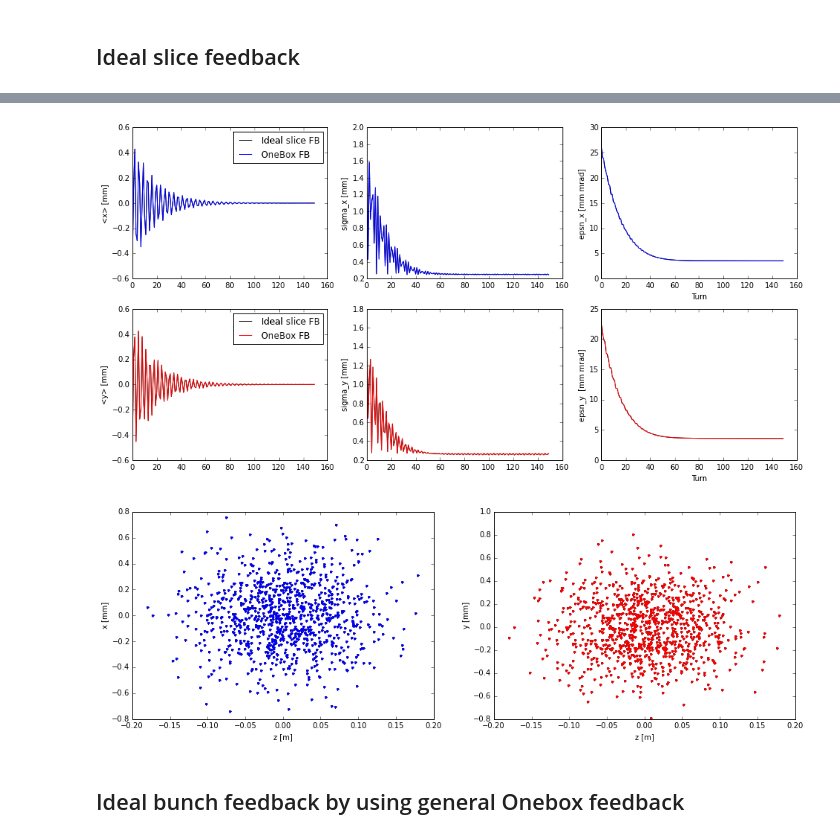
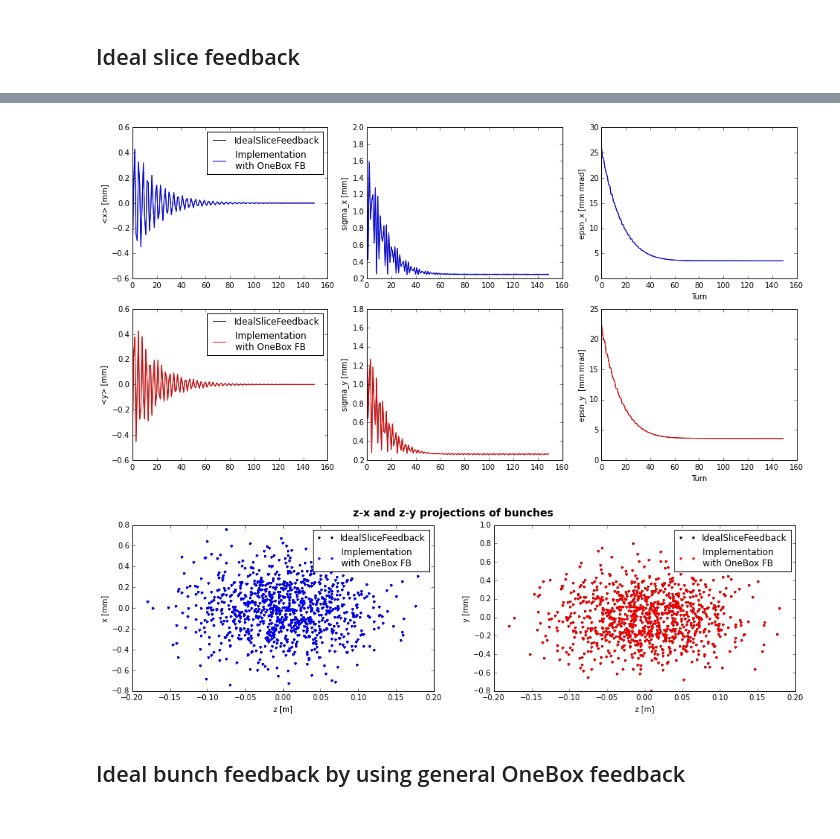
Before and after one commit to jkomppula/PyHEADTAIL_feedback, a Jupyter notebook: interactive-tests/onebox_feedback.ipynb, the cells around one changed output, grey strips where cells are left out. Saved outputs shown, nothing was run; the diff lists cells and outputs as text; code cells hidden in the pictures.

```diff
--- a/interactive-tests/onebox_feedback.ipynb
+++ b/interactive-tests/onebox_feedback.ipynb
@@ -263,19 +273,31 @@ plot_projections( bunch_0, bunch_ideal_slice_FB)
-# %%
-bunch_FB = copy.deepcopy(bunch_ref)
-dump_FB = BunchDump(bunch_FB)
-
-signal_processors_x = [IdealSlice()]
-signal_processors_y = [IdealSlice()]
-
-feedback_map = OneboxFeedback(feedback_gain,slicer,signal_processors_x,signal_processors_y)
-total_map_FB = [i for i in trans_map] + [long_map] + [feedback_map]
-
-track(n_turns, bunch_FB,total_map_FB,dump_FB)
-
-compare_traces(dump_ideal_slice_FB,dump_FB, 'Ideal slice FB', 'OneBox FB')
-plot_projections( bunch_ideal_slice_FB, bunch_FB)
-# %% [output]
-[figure, removed]
-[figure, removed]
+# %%
+# CASE I
+# OneBox feedback takes xp and yp values of each slice and passes them through signal processor chains.
+# Corrections for xp and yp values are a gain times the signals trough the signal processor chains.
+#
+# The feedback takes place only in one place of the accelerator and in xp/yp axes of x-xp/y-yp planes.
+# Averaging and delay can be implemented by using a Register element in the signal processor chains (see other tests).
+#
+# In this case, general functionality of OneBox feedback is tested by comparing it to
+# (seperately implemented) IdealSliceFeedback. In the ideal slice feedback xp/yp values bypass the signal
+# processor chains without any changes
+
+bunch_FB = copy.deepcopy(bunch_ref)
+tracker_FB = BunchTracker(bunch_FB)
+
+#signal processor chains
+signal_processors_x = [Bypass()]
+signal_processors_y = [Bypass()]
+
+feedback_map = OneboxFeedback(feedback_gain,slicer,signal_processors_x,signal_processors_y)
+total_map_FB = [i for i in trans_map] + [long_map] + [feedback_map]
+
+track(n_turns, bunch_FB,total_map_FB,tracker_FB)
+
+compare_traces(tracker_IdealSliceFB,tracker_FB, 'IdealSliceFeedback', 'Implementation \nwith OneBox FB')
+compare_projections( bunch_IdealSliceFB, bunch_FB, 'IdealSliceFeedback', 'Implementation \nwith OneBox FB')
+# %% [output]
+[figure, added]
+[figure, added]
 # %% [markdown]
-## Ideal bunch feedback by using general Onebox feedback
+## Ideal bunch feedback by using general OneBox feedback
```
Also changed, not shown: parts of 10 cells of this notebook, 3 other files.
